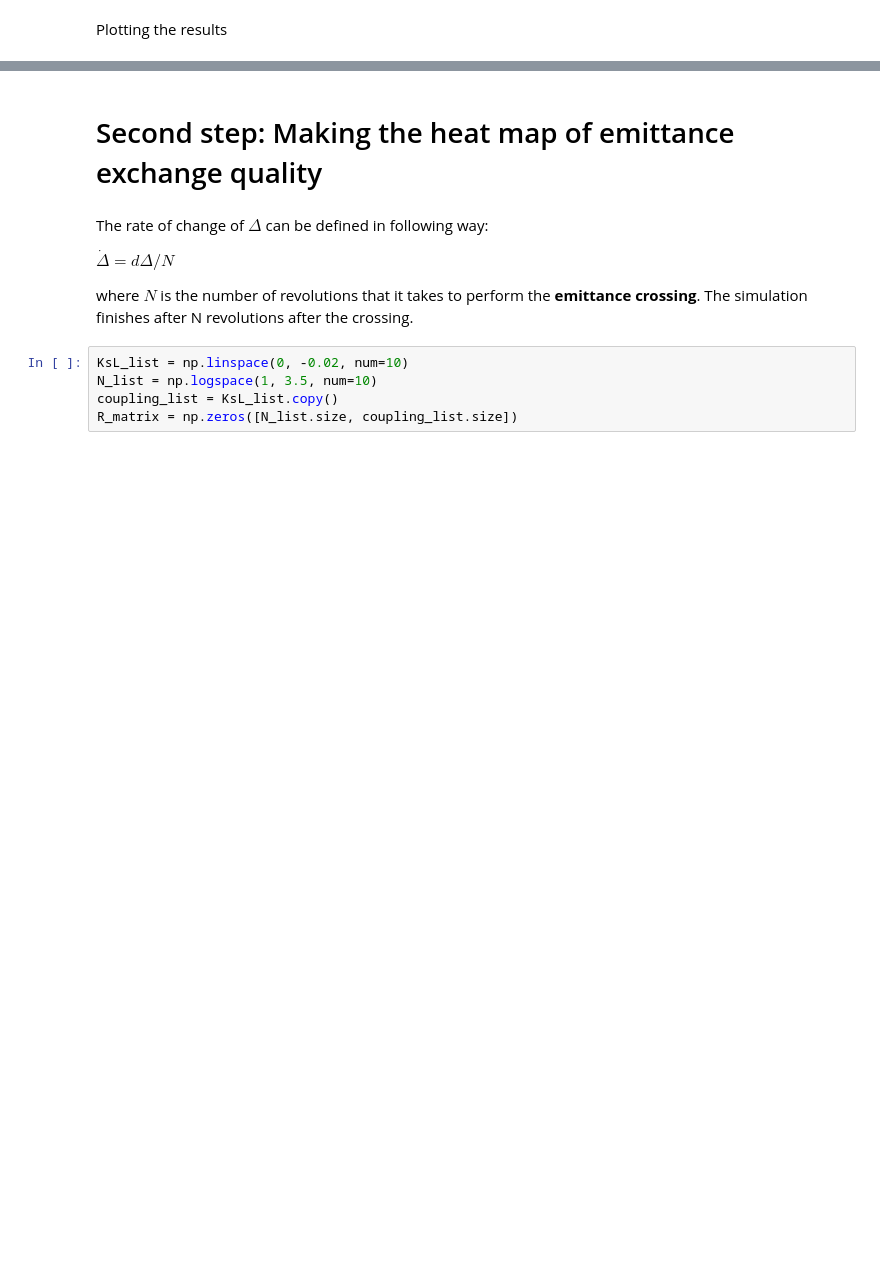
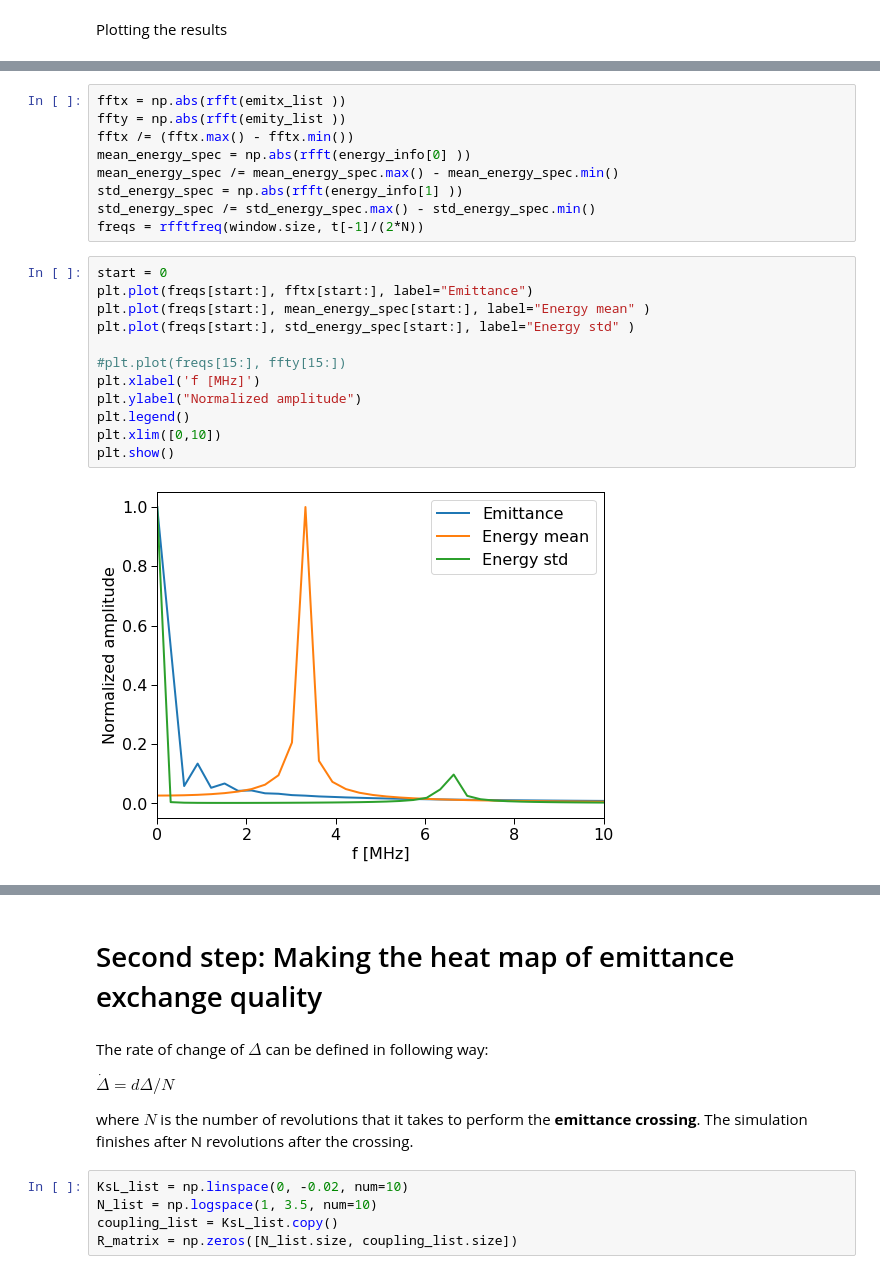
Before and after one commit to lnls-fac/apsuite, a Jupyter notebook: apsuite/emittance_exchange/emittance_exchange_simulation/emittance_crossing.ipynb, the cells around one changed output, grey strips where cells are left out. Saved outputs shown, nothing was run; the diff lists cells and outputs as text; blank space fills up the shorter version.

```diff
--- a/apsuite/emittance_exchange/emittance_exchange_simulation/emittance_crossing.ipynb
+++ b/apsuite/emittance_exchange/emittance_exchange_simulation/emittance_crossing.ipynb
@@ -363,0 +374,23 @@ C
+# %%
+fftx = np.abs(rfft(emitx_list ))
+ffty = np.abs(rfft(emity_list ))
+fftx /= (fftx.max() - fftx.min())
+mean_energy_spec = np.abs(rfft(energy_info[0] ))
+mean_energy_spec /= mean_energy_spec.max() - mean_energy_spec.min()
+std_energy_spec = np.abs(rfft(energy_info[1] ))
+std_energy_spec /= std_energy_spec.max() - std_energy_spec.min()
+freqs = rfftfreq(window.size, t[-1]/(2*N))
+# %%
+start = 0
+plt.plot(freqs[start:], fftx[start:], label="Emittance")
+plt.plot(freqs[start:], mean_energy_spec[start:], label="Energy mean" )
+plt.plot(freqs[start:], std_energy_spec[start:], label="Energy std" )
+
+#plt.plot(freqs[15:], ffty[15:])
+plt.xlabel('f [MHz]')
+plt.ylabel("Normalized amplitude")
+plt.legend()
+plt.xlim([0,10])
+plt.show()
+# %% [output]
+[figure, added]
```
Also changed, not shown: parts of 19 cells of this notebook.
